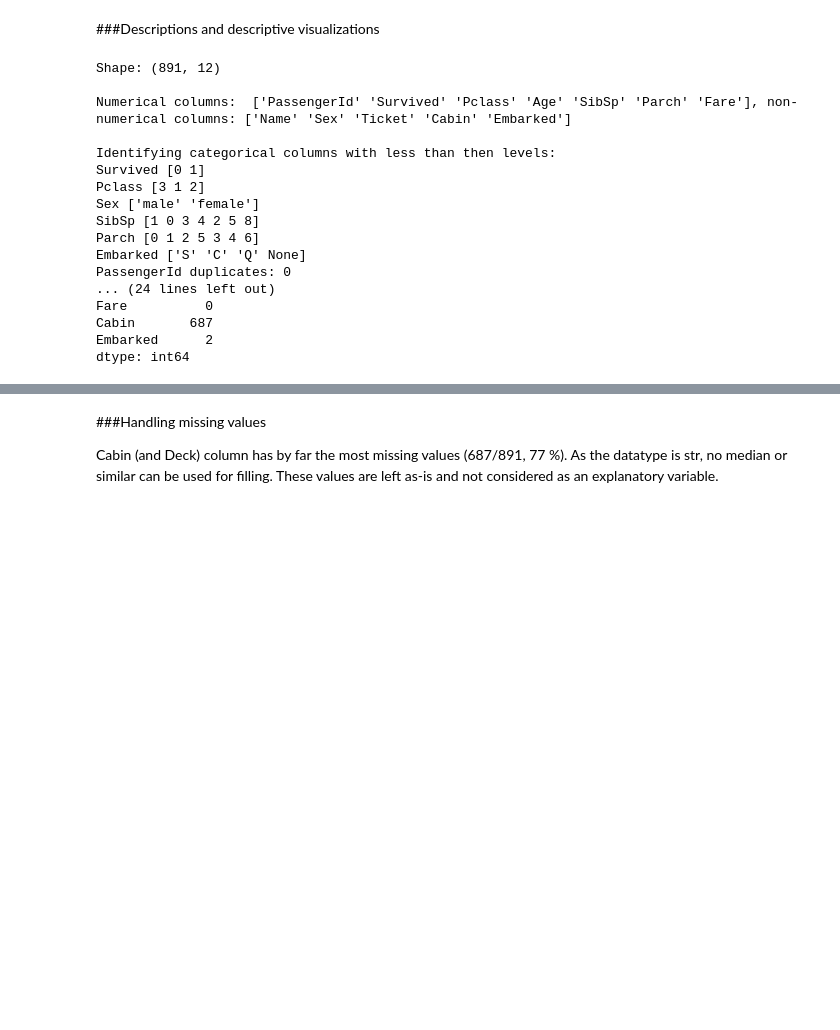
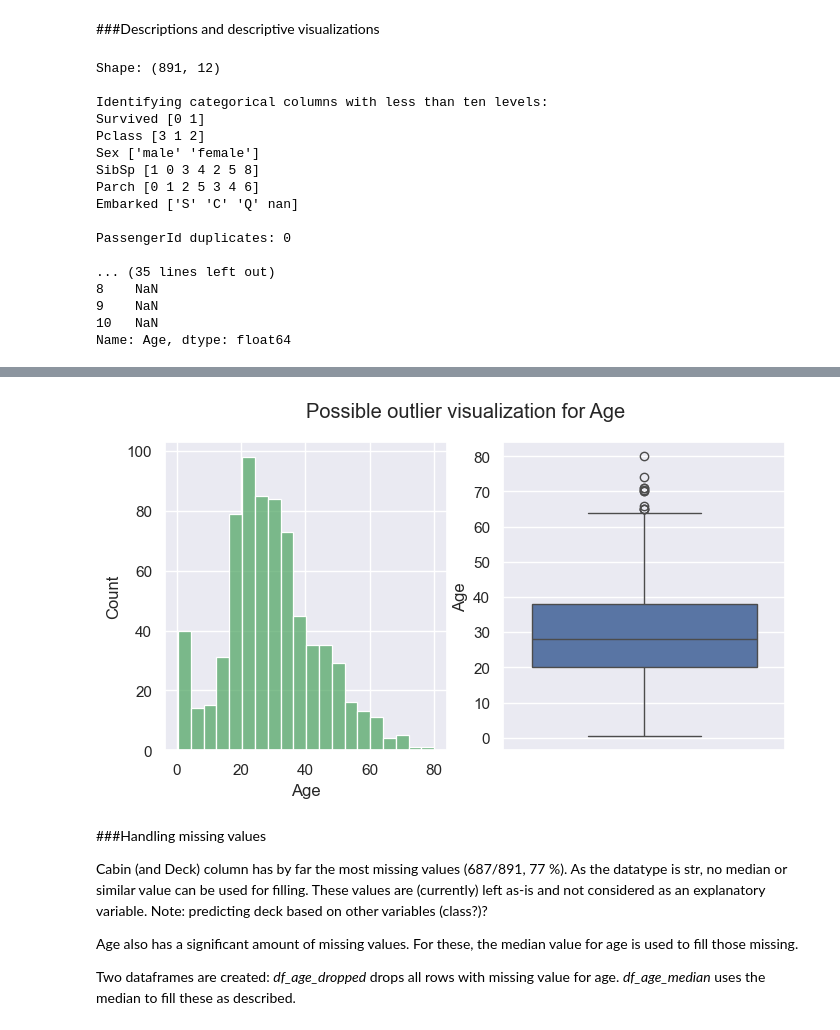
Before and after one commit to teemu-rama/Titanic, a Jupyter notebook: Titanic.ipynb, the cells around one changed output, grey strips where cells are left out. Cells and saved outputs as stored; diff of their text form; code cells hidden in the pictures; blank space fills up the shorter version.

```diff
--- a/Titanic.ipynb
+++ b/Titanic.ipynb
@@ -17,3 +18,5 @@ import matplotlib.pyplot as plt
 import seaborn as sns
 from scipy import stats
 from sklearn.linear_model import LogisticRegression
+
+sns.set_theme(rc={'figure.figsize':(5,4)})
@@ -64,16 +43,19 @@ display(df.iloc[:10,:])
 # %% [markdown]
 ###Descriptions and descriptive visualizations
 # %%
-df = _sqldf.toPandas()
+#df = _sqldf.toPandas()
+
+df = pd.read_csv('train.csv', sep=";")
 
 print(f"Shape: {df.shape}\n")
-print(f"Numerical columns:  {df.median().index.values}, non-numerical columns: {df.columns.values[~np.isin(df.columns.values,df.median().index.values)]}\n")
+#print(f"Numerical columns:  {df.median().index.values}, non-numerical columns: {df.columns.values[~np.isin(df.columns.values,df.median().index.values)]}\n")
 
-print(f"Identifying categorical columns with less than then levels:")
+print(f"Identifying categorical columns with less than ten levels:")
 
 categorical = [df[col].nunique() < 10 for col in df.columns]
 for col in df[df.columns[categorical]]:
     print(col, df[col].unique())
+print()
 
 # Check for PassengerId duplicates:
 
@@ -84,61 +66,58 @@ df = df.set_index('PassengerId', drop=True)
 print(f"Nulls:\n{df.isnull().sum()}\n")
 print(f"NaN's:\n{df.isna().sum()}")
 
-# Decode column Sex to bool:
-
-df["Sex"] = df["Sex"].replace({'male': 0, 'female': 1})
-#df = df.drop('Sex', axis=1)
+df["Sex_bool"] = df["Sex"].replace({'male': 0, 'female': 1})
 
 # Deduce column "Deck" from "Cabin":
 
 df["Deck"] = df["Cabin"].str[0]
 
+df = df[['Pclass', 'Name','Sex', 'Sex_bool', 'Age', 'SibSp','Parch', 'Ticket', 'Fare', 'Deck', 'Cabin', 'Embarked', 'Survived']]
 
-df = df[['Survived', 'Pclass', 'Name','Sex', 'Age', 'SibSp','Parch', 'Ticket', 'Fare', 'Deck', 'Cabin', 'Embarked']]
+# Possible outliers for "Age":
 
-display(df.iloc[:30,:])
-# General passenger data visualization:
+fig, axs = plt.subplots(1, 2, figsize=(8,4))
+fig.suptitle("Possible outlier visualization for Age")
+sns.histplot(data=df, x="Age", color="g", ax=axs[0])
+sns.boxplot(data=df["Age"])
 
-# val = df.value_counts("Sex")
-# plt.bar(x=list(val.index.values), height=val.to_list())
-# plt.plot()
+z_scores_abs = np.abs(stats.zscore(df["Age"]))
+df_filtered = df[(z_scores_abs < 3).all(axis=1)]
 
-# Tähän subplot histogrammeja ikä, sukupuoli, luokka, kansi?
+# x = list(df.value_counts("Sex"))
+# y1 = df[df["Survived"] == 0].value_counts("Sex").index.to_list()
+# y2 = df[df["Survived"] == 1].value_counts("Sex").index.to_list()
 
-# Seuraavaan voisi laittaa samoja mutta erotella selviytynyt-statuksen perusteella
+# sns:n displotilla helpompi bar-stack?
 
-# Malli:
+# plt.bar(y1, x, color="r")
+# plt.bar(y2, x, color="b")
+# plt.show()
 
-# fig, axs = plt.subplots(2,2, figsize=(15,10))
 
-# axs[0,0].hist(miehet.sort_values()[:195], bins=25)
+# fig, axs = plt.subplots(2,2, figsize=(10,7))
+
+
 # axs[0,0].set_title('Histogrammi / miehet')
 
-# axs[0,1].hist(naiset.sort_values()[:195], bins=25, color='r')
-# axs[0,1].set_title('Histogrammi / naiset')
 
-# sm.qqplot(miehet, line='q', ax=axs[1,0])
-# axs[1,0].set_title('QQ-plot / miehet')
-
-# sm.qqplot(naiset, line='q', markerfacecolor='r', markeredgecolor='r', ax=axs[1,1])
-# axs[1,1].set_title('QQ-plot / naiset')
-
+# plt.bar(x=list(df.value_counts("Sex").index.values), height=df.value_counts("Sex").to_list())
 # plt.show()
 # %% [output]
 Shape: (891, 12)
 
-Numerical columns:  ['PassengerId' 'Survived' 'Pclass' 'Age' 'SibSp' 'Parch' 'Fare'], non-numerical columns: ['Name' 'Sex' 'Ticket' 'Cabin' 'Embarked']
-
-Identifying categorical columns with less than then levels:
+Identifying categorical columns with less than ten levels:
 Survived [0 1]
 Pclass [3 1 2]
 Sex ['male' 'female']
 SibSp [1 0 3 4 2 5 8]
 Parch [0 1 2 5 3 4 6]
-Embarked ['S' 'C' 'Q' None]
+Embarked ['S' 'C' 'Q' nan]
+
 PassengerId duplicates: 0
-... (24 lines left out)
-Fare          0
-Cabin       687
-Embarked      2
-dtype: int64
+
+... (35 lines left out)
+8    NaN
+9    NaN
+10   NaN
+Name: Age, dtype: float64
@@ -162,4 +124,9 @@ dtype: int64
+[figure, added]
 # %% [markdown]
 ###Handling missing values
 
-Cabin (and Deck) column has by far the most missing values (687/891, 77 %). As the datatype is str, no median or similar can be used for filling. These values are left as-is and not considered as an explanatory variable.
+Cabin (and Deck) column has by far the most missing values (687/891, 77 %). As the datatype is str, no median or similar value can be used for filling. These values are (currently) left as-is and not considered as an explanatory variable. Note: predicting deck based on other variables (class?)?
+
+Age also has a significant amount of missing values. For these, the median value for age is used to fill those missing.
+
+Two dataframes are created: *df_age_dropped* drops all rows with missing value for age. *df_age_median* uses the median to fill these as described.
```
Also changed, not shown: parts of 5 cells of this notebook.
